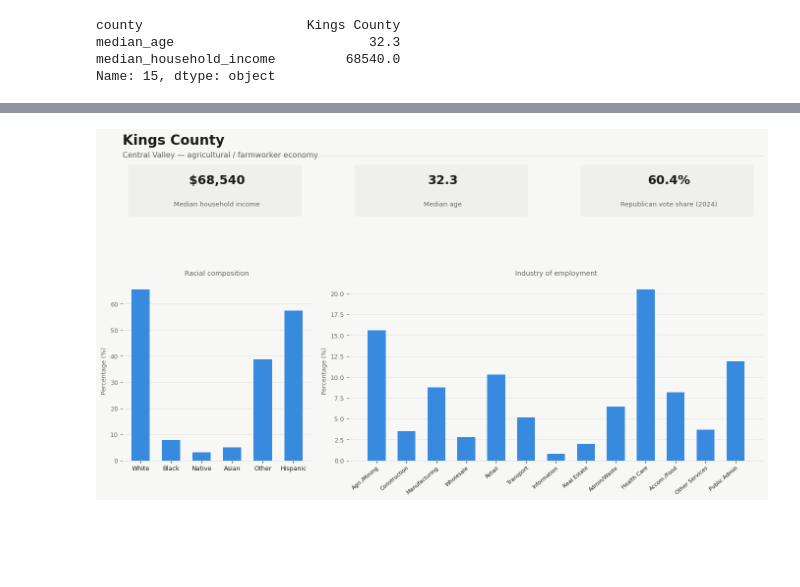
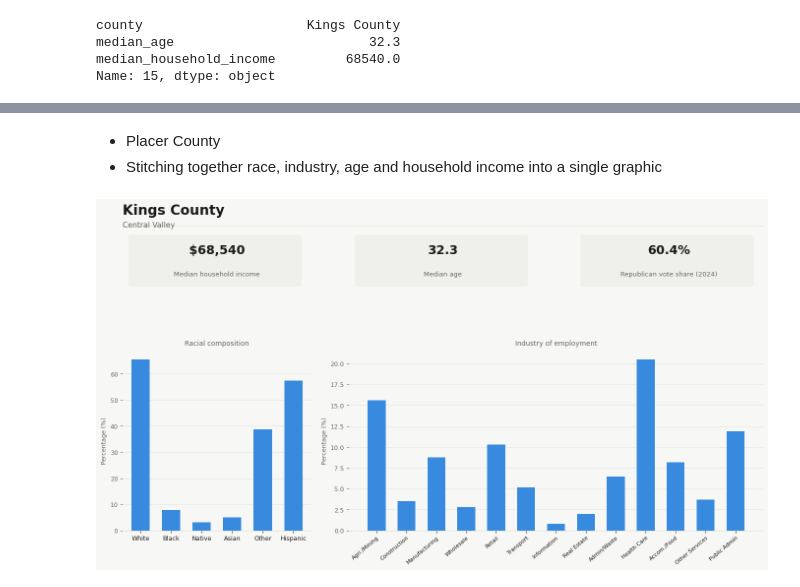
Before and after one commit to sose27/GROUP1_comm3180_S26_Data_Project, a Jupyter notebook: data_analysis/ACS_election.ipynb, the cells around one changed output, grey strips where cells are left out. Drawn from its saved outputs; the diff is of its cells as text; code cells hidden in the pictures; blank space fills up the shorter version.

```diff
--- a/data_analysis/ACS_election.ipynb
+++ b/data_analysis/ACS_election.ipynb
@@ -316,9 +424,7 @@ Name: 15, dtype: object
+# %% [markdown]
+* Placer County
+* Stitching together race, industry, age and household income into a single graphic
 # %%
-import matplotlib.pyplot as plt
-import matplotlib.gridspec as gridspec
-from matplotlib.patches import FancyBboxPatch
-import numpy as np
-
 kings = ACS_final[ACS_final['county'] == 'Kings County'].iloc[0]
 
 race_labels = ['White', 'Black', 'Native', 'Asian', 'Other', 'Hispanic']
@@ -353,7 +459,7 @@ gs = gridspec.GridSpec(2, 3, figure=fig, height_ratios=[1, 3])
 # --- Header ---
 fig.text(0.04, 0.95, 'Kings County', fontsize=20, fontweight='bold',
          color=TEXT_PRIMARY, va='top')
-fig.text(0.04, 0.905, 'Central Valley — agricultural / farmworker economy',
+fig.text(0.04, 0.905, 'Central Valley',
          fontsize=11, color=TEXT_SECONDARY, va='top')
 fig.add_artist(plt.Line2D([0.04, 0.97], [0.895, 0.895],
                transform=fig.transFigure, color='#DDDDD8', linewidth=0.8))
@@ -388,31 +494,31 @@ ax_race.set_facecolor(BG_COLOR)
 ax_race.set_ylabel('Percentage (%)', fontsize=9, color=TEXT_SECONDARY)
 ax_race.set_title('Racial composition', fontsize=10, color=TEXT_SECONDARY,
                   fontweight='normal', pad=8)
 ax_race.tick_params(axis='x', labelsize=9, colors=TEXT_PRIMARY)
 ax_race.tick_params(axis='y', labelsize=9, colors=TEXT_SECONDARY)
 ax_race.spines[['top', 'right', 'left']].set_visible(False)
 ax_race.spines['bottom'].set_color('#DDDDD8')
 ax_race.yaxis.grid(True, color='#DDDDD8', linewidth=0.6, zorder=0)
 ax_race.set_axisbelow(True)
 
 # --- Industry chart ---
 ax_ind = fig.add_subplot(gs[1, 1:])
 ax_ind.bar(industry_labels, industry_values, color=BAR_COLOR, width=0.6, zorder=2)
 ax_ind.set_facecolor(BG_COLOR)
 ax_ind.set_ylabel('Percentage (%)', fontsize=9, color=TEXT_SECONDARY)
 ax_ind.set_title('Industry of employment', fontsize=10, color=TEXT_SECONDARY,
                  fontweight='normal', pad=8)
 ax_ind.tick_params(axis='x', labelsize=8, colors=TEXT_PRIMARY, rotation=40)
 ax_ind.tick_params(axis='y', labelsize=9, colors=TEXT_SECONDARY)
 ax_ind.spines[['top', 'right', 'left']].set_visible(False)
 ax_ind.spines['bottom'].set_color('#DDDDD8')
 ax_ind.yaxis.grid(True, color='#DDDDD8', linewidth=0.6, zorder=0)
 ax_ind.set_axisbelow(True)
 
 plt.setp(ax_ind.get_xticklabels(), ha='right', rotation_mode='anchor')
 
 plt.savefig('kings_county_profile.png', dpi=150, bbox_inches='tight',
             facecolor=BG_COLOR)
 plt.show()
 # %% [output]
-[figure, old version]
+[figure, new version]
```
Also changed, not shown: parts of 7 cells of this notebook, 4 other files.
